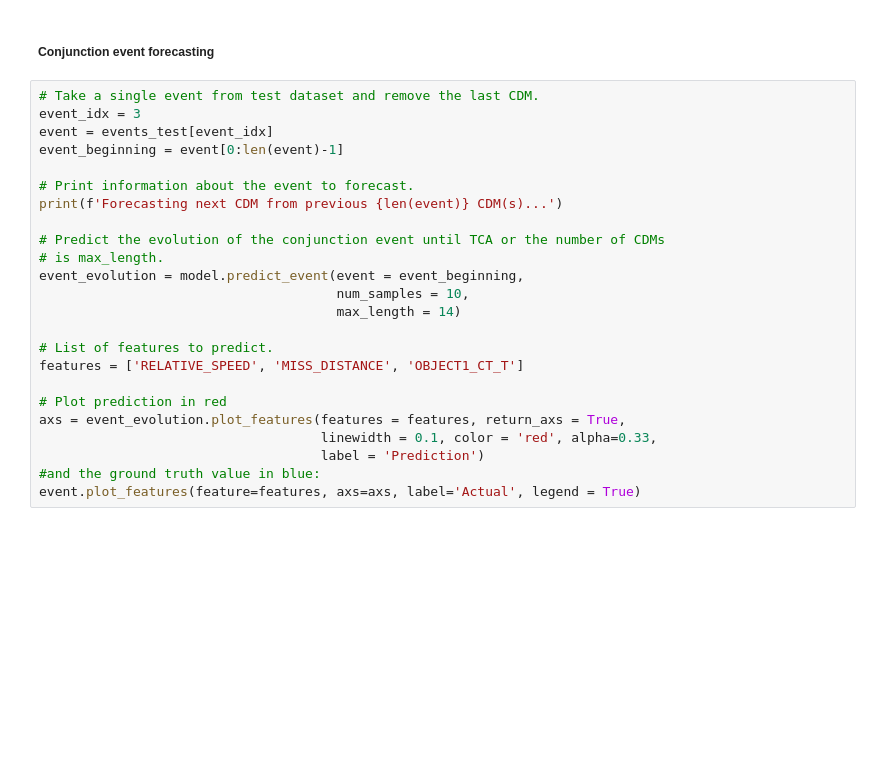
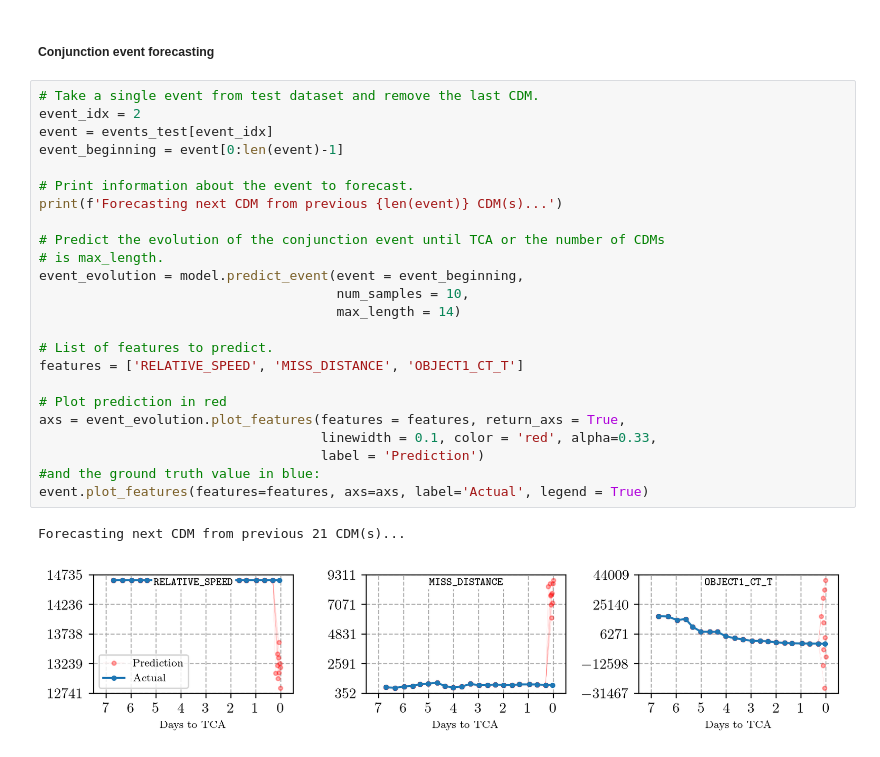
Before and after one commit to JJavierRosales/scapy, a Jupyter notebook: notebooks/rnn_time_series_forecasting.ipynb, the cells around one changed output. Cells and saved outputs as stored; diff of their text form; blank space fills up the shorter version.

```diff
--- a/notebooks/rnn_time_series_forecasting.ipynb
+++ b/notebooks/rnn_time_series_forecasting.ipynb
@@ -159,25 +250,28 @@ model.plot_loss(filepath = None, log_scale = False)
 ##### Conjunction event forecasting
 # %%
 # Take a single event from test dataset and remove the last CDM.
-event_idx = 3
+event_idx = 2
 event = events_test[event_idx]
 event_beginning = event[0:len(event)-1]
 
 # Print information about the event to forecast.
 print(f'Forecasting next CDM from previous {len(event)} CDM(s)...')
 
 # Predict the evolution of the conjunction event until TCA or the number of CDMs
 # is max_length.
 event_evolution = model.predict_event(event = event_beginning,
                                       num_samples = 10,
                                       max_length = 14)
 
 # List of features to predict.
 features = ['RELATIVE_SPEED', 'MISS_DISTANCE', 'OBJECT1_CT_T']
 
 # Plot prediction in red
 axs = event_evolution.plot_features(features = features, return_axs = True,
                                     linewidth = 0.1, color = 'red', alpha=0.33,
                                     label = 'Prediction')
 #and the ground truth value in blue:
-event.plot_features(feature=features, axs=axs, label='Actual', legend = True)
+event.plot_features(features=features, axs=axs, label='Actual', legend = True)
+# %% [output]
+Forecasting next CDM from previous 21 CDM(s)...
+[figure, added]
```
Also changed, not shown: parts of 42 cells of this notebook, 4 other files.
